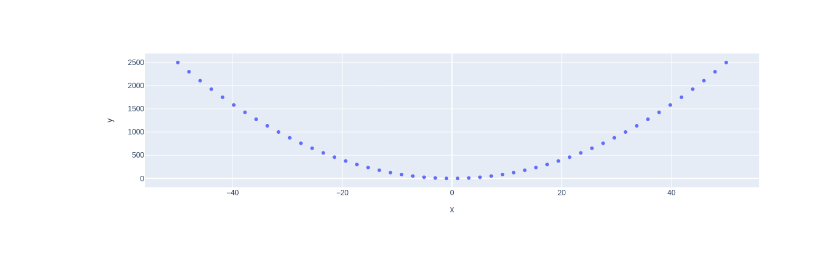
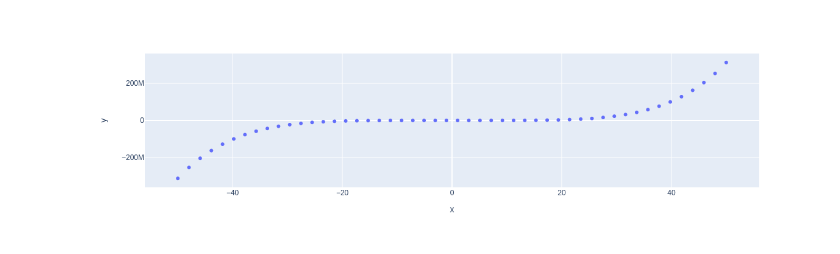
Before and after one commit to lostspy/my-notebooks-repo, a Jupyter notebook: experiment1.ipynb, the cells around one changed output. Drawn from its saved outputs; the diff is of its cells as text; code cells hidden in the pictures.

```diff
--- a/experiment1.ipynb
+++ b/experiment1.ipynb
@@ -1,12 +1,12 @@
 # %%
 import numpy as np
 import plotly.express as px
 # x-axis data points
 x = np.linspace(start=-50, stop=50)
 # y-axis data points
-y = x ** 2
+y = x ** 5
 # define the plot
 fig = px.scatter(x=x, y=y)
 fig.show()
 # %% [output]
-[figure, old version]
+[figure, new version]
```
